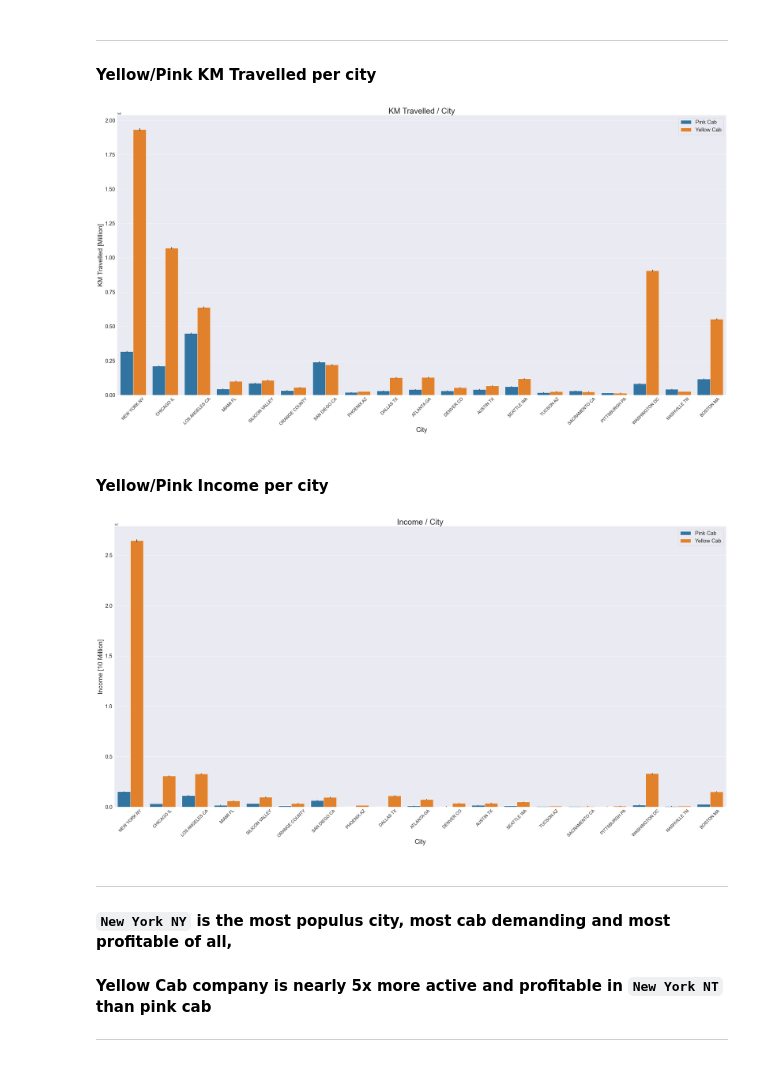
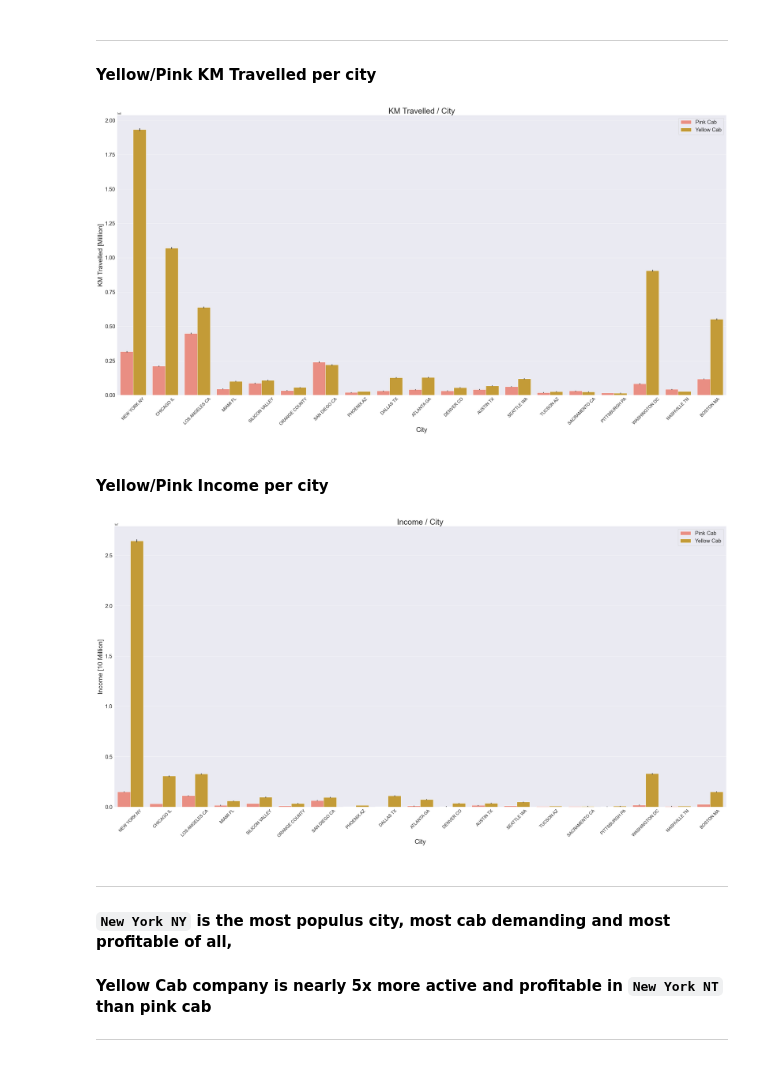
Before and after one commit to Ehab42/G2M-insight-for-Cab-Investment-firm, a Jupyter notebook: Master.ipynb, the cells around one changed output. Saved outputs shown, nothing was run; the diff lists cells and outputs as text; code cells hidden in the pictures.

```diff
--- a/Master.ipynb
+++ b/Master.ipynb
@@ -490,20 +490,20 @@ df_city_cab
 ---
 #### Yellow/Pink KM Travelled per city
 # %%
-sns.catplot(data=df_city_cab, x='City', y='KM Travelled', hue='Company', kind='bar', estimator=sum, legend_out=False)
+sns.catplot(data=df_city_cab, x='City', y='KM Travelled', hue='Company', kind='bar', estimator=sum, legend_out=False, palette=sns.color_palette(['salmon', 'goldenrod']))
 plt.gcf().set_size_inches(40, 17)
 plt.title("KM Travelled / City", fontsize=30)
 plt.xlabel('City', fontsize=25)
 plt.ylabel('KM Travelled [Million]', fontsize=25)
 plt.xticks(rotation=45, fontsize=16)
 plt.yticks(fontsize=20);
 plt.legend(prop={'size': 20});
 # %% [output]
-[figure, old version]
+[figure, new version]
 # %% [markdown]
 #### Yellow/Pink Income  per city
 # %%
-sns.catplot(data=df_city_cab, x='City', y='Ride Income', hue='Company', kind='bar', estimator=sum, legend_out=False)
+sns.catplot(data=df_city_cab, x='City', y='Ride Income', hue='Company', kind='bar', estimator=sum, legend_out=False, palette=sns.color_palette(['salmon', 'goldenrod']))
 plt.gcf().set_size_inches(40, 17)
 plt.title("Income / City", fontsize=30)
 plt.xlabel('City', fontsize=25)
@@ -512,7 +512,7 @@ plt.xticks(rotation=45, fontsize=16)
 plt.yticks(fontsize=20);
 plt.legend(prop={'size': 20});
 # %% [output]
-[figure, old version]
+[figure, new version]
 # %% [markdown]
 ---
 #### `New York NY` is the most populus city, most cab demanding and most profitable of all,
```
Also changed, not shown: parts of 4 cells of this notebook.
